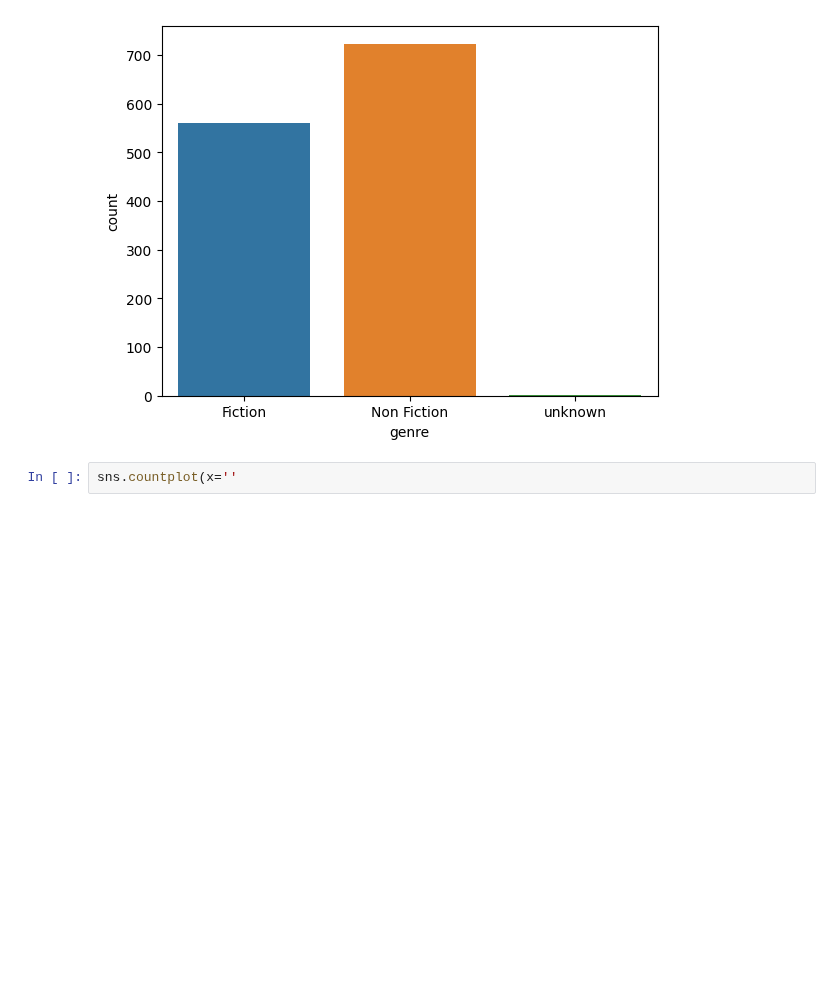
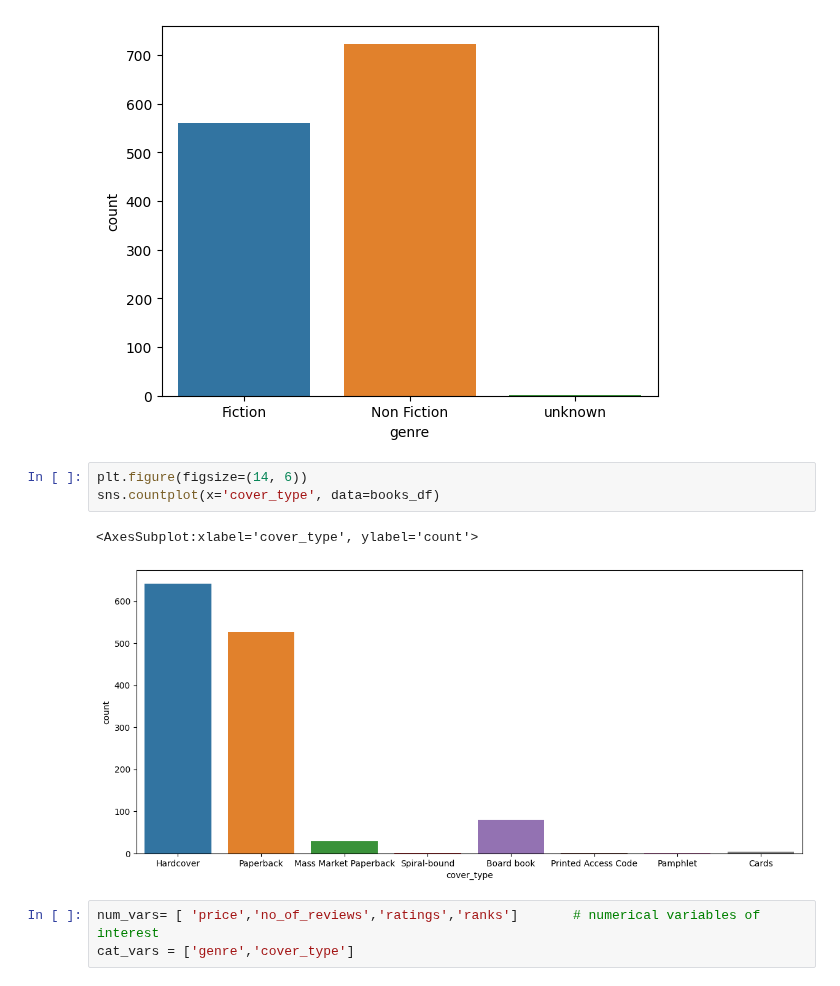
Before and after one commit to latifkara/dataScienceProjects, a Jupyter notebook: TopBookList/BookList.ipynb, the cells around one changed output. Cells and saved outputs as stored; diff of their text form; blank space fills up the shorter version.

Commit message:
Books Project | Visualization

```diff
--- a/TopBookList/BookList.ipynb
+++ b/TopBookList/BookList.ipynb
@@ -329,4 +329,11 @@ sns.countplot(x='genre', data=books_df)
 <AxesSubplot:xlabel='genre', ylabel='count'>
 [figure]
 # %%
-sns.countplot(x=''
+plt.figure(figsize=(14, 6))
+sns.countplot(x='cover_type', data=books_df)
+# %% [output]
+<AxesSubplot:xlabel='cover_type', ylabel='count'>
+[figure, added]
+# %%
+num_vars= [ 'price','no_of_reviews','ratings','ranks']       # numerical variables of interest
+cat_vars = ['genre','cover_type']
```
Also changed, not shown: parts of 1 cell of this notebook.
